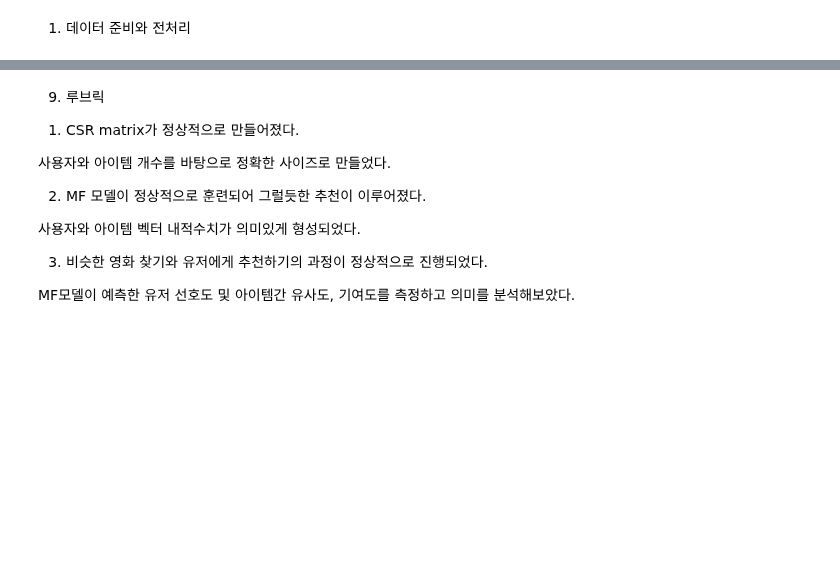
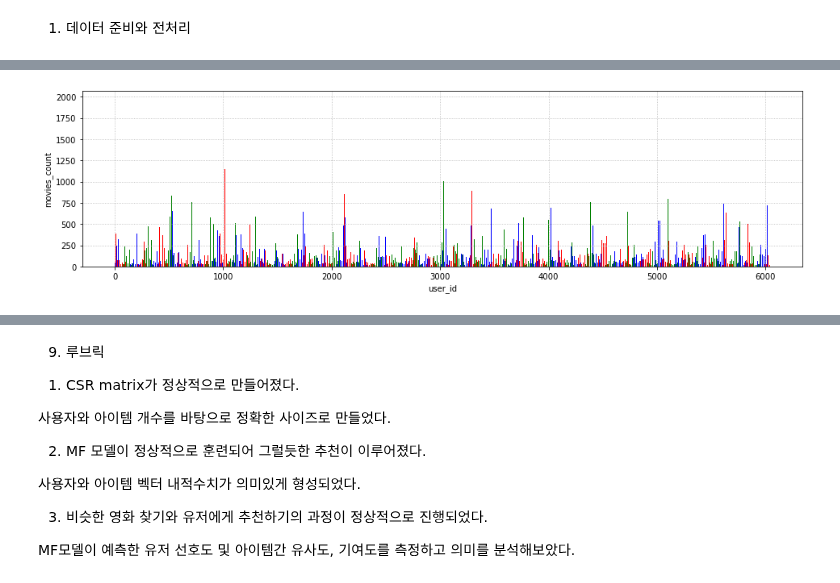
Before and after one commit to F100d4U/Exploration, a Jupyter notebook: [EP13]recommander.ipynb, the cells around one changed output, grey strips where cells are left out. Drawn from its saved outputs; the diff is of its cells as text; code cells hidden in the pictures; blank space fills up the shorter version.

```diff
--- a/[EP13]recommander.ipynb
+++ b/[EP13]recommander.ipynb
@@ -27,0 +296,4 @@
+# %%
+# ratings 와 movies 데이터 프레임 합치기
+ratings = ratings.join(movies.set_index('movie_id'), on='movie_id')
+ratings.head(10)
@@ -27,0 +351,3 @@
+# %%
+ratings['timestamp'] = pd.to_datetime(ratings['timestamp'], unit='s')
+ratings
@@ -27,0 +420,6 @@
+# %%
+# 영화 제목을 보기 위해 메타 데이터를 읽어옵니다.
+movie_file_path='/home/june/Github/Exploration/data/ep13/ml-1m/movies.dat'
+cols = ['movie_id', 'title', 'genre']
+movies = pd.read_csv(movie_file_path, sep='::', names=cols, engine='python', encoding='ISO-8859-1')
+movies.head
@@ -27,0 +471,4 @@
+# %%
+# ratings 와 movies 데이터 프레임 합치기
+ratings = ratings.join(movies.set_index('movie_id'), on='movie_id')
+ratings.head(10)
@@ -27,0 +501,13 @@
+# %%
+# 유저별 시청 영화 개수 그래프
+user_counts = ratings.groupby(by=['user_id']).agg({'movie_id': 'count'}).reset_index()
+user_counts.columns = ['user_id', 'movies_count']
+
+plt.figure(figsize=(16,4))
+plt.bar(user_counts.user_id, user_counts.movies_count, color=['r','g','b'])
+plt.xlabel('user_id')
+plt.ylabel('movies_count')
+plt.grid(ls='dotted')
+plt.show()
+# %% [output]
+[figure, added]
```
Also changed, not shown: parts of 62 cells of this notebook.
